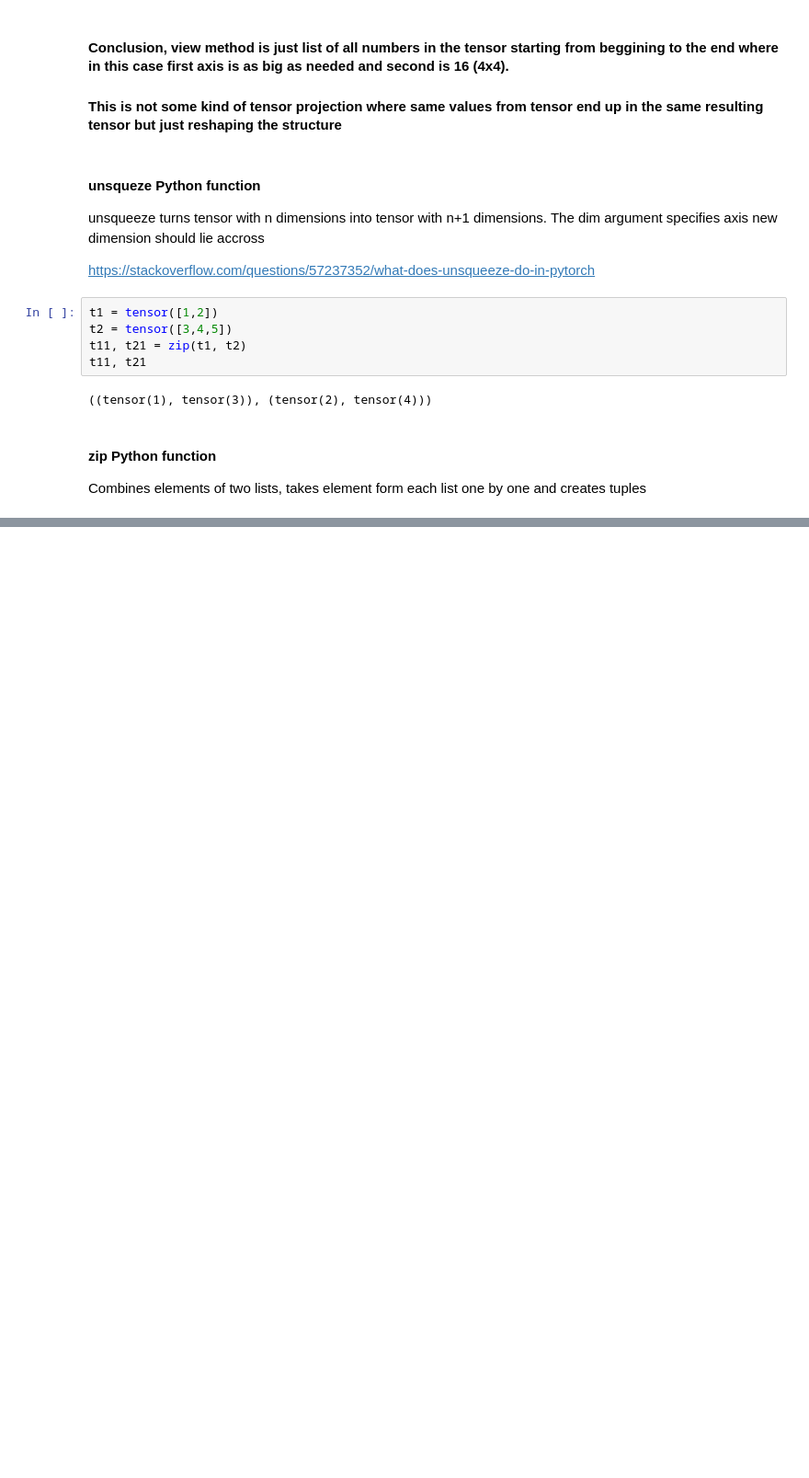
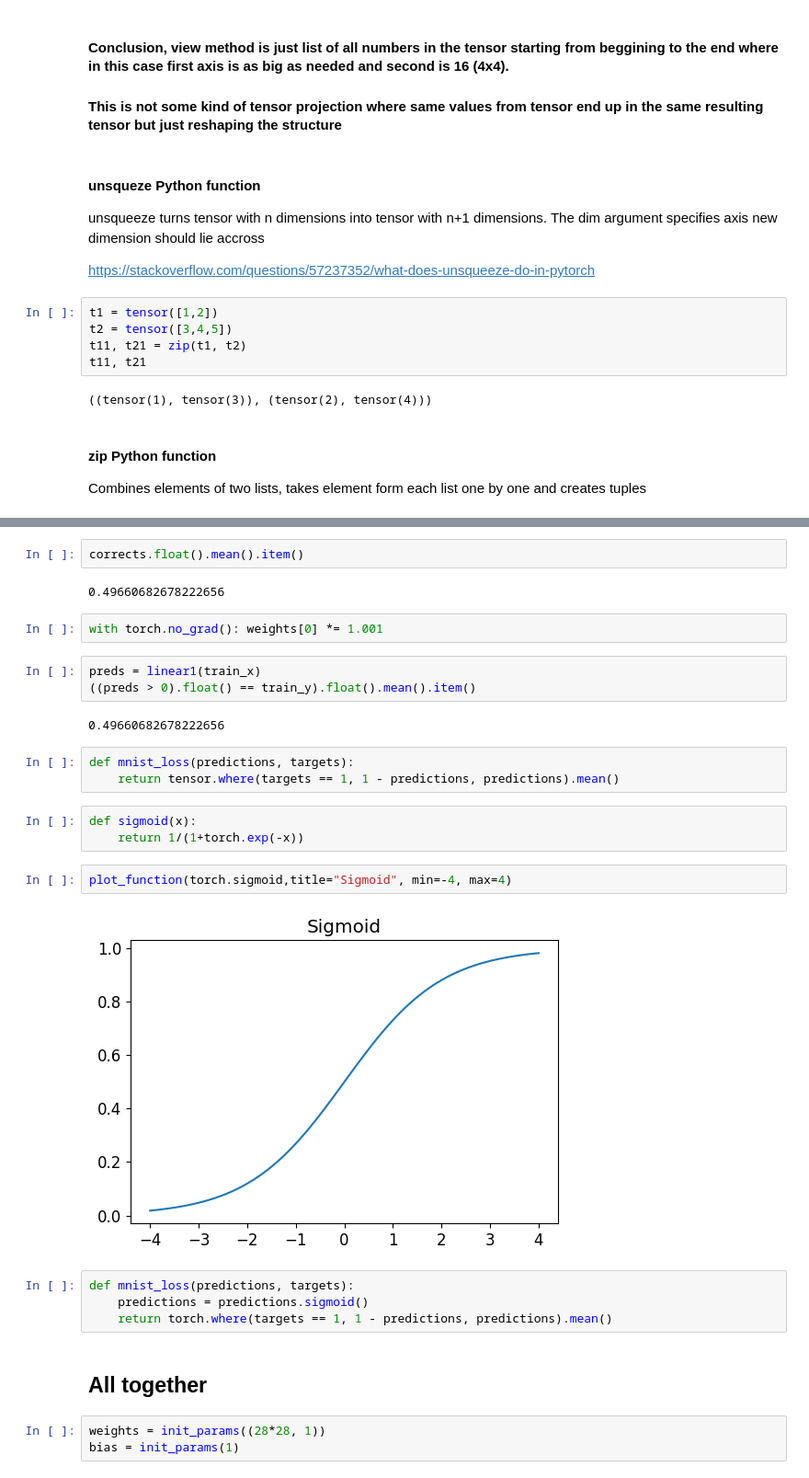
Before and after one commit to atozncoder/ai, a Jupyter notebook: BookChapter4.ipynb, the cells around one changed output, grey strips where cells are left out. Shown: that part at 92% size. Drawn from its saved outputs; the diff is of its cells as text; blank space fills up the shorter version.

```diff
--- a/BookChapter4.ipynb
+++ b/BookChapter4.ipynb
@@ -414,0 +479,30 @@ bias = init_params(1)
+# %%
+corrects.float().mean().item()
+# %% [output]
+0.49660682678222656
+# %%
+with torch.no_grad(): weights[0] *= 1.001
+# %%
+preds = linear1(train_x)
+((preds > 0).float() == train_y).float().mean().item()
+# %% [output]
+0.49660682678222656
+# %%
+def mnist_loss(predictions, targets):
+    return tensor.where(targets == 1, 1 - predictions, predictions).mean()
+# %%
+def sigmoid(x):
+    return 1/(1+torch.exp(-x))
+# %%
+plot_function(torch.sigmoid,title="Sigmoid", min=-4, max=4)
+# %% [output]
+[figure, added]
+# %%
+def mnist_loss(predictions, targets):
+    predictions = predictions.sigmoid()
+    return torch.where(targets == 1, 1 - predictions, predictions).mean()
+# %% [markdown]
+## All together
+# %%
+weights = init_params((28*28, 1))
+bias = init_params(1)
```
Also changed, not shown: parts of 68 cells of this notebook, 2 other files.
